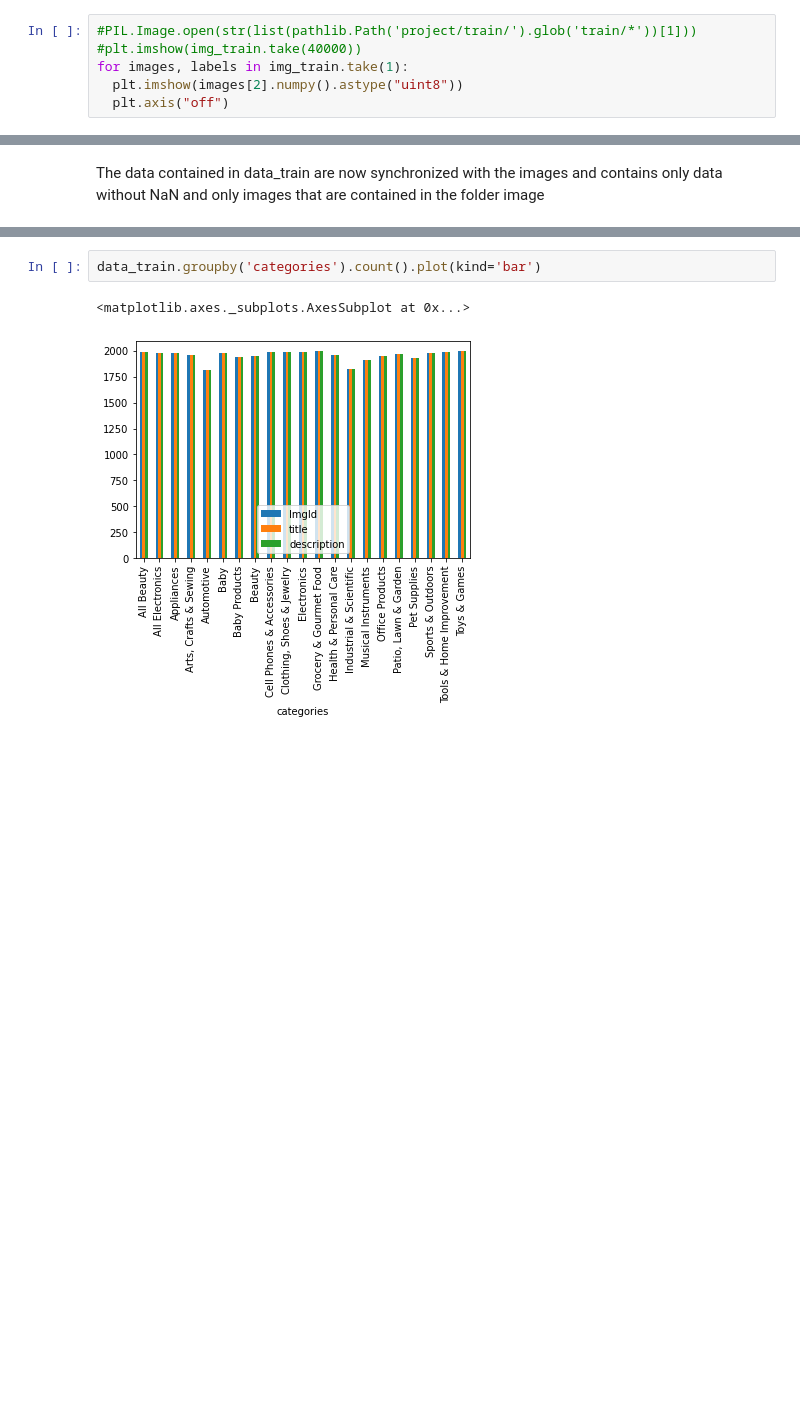
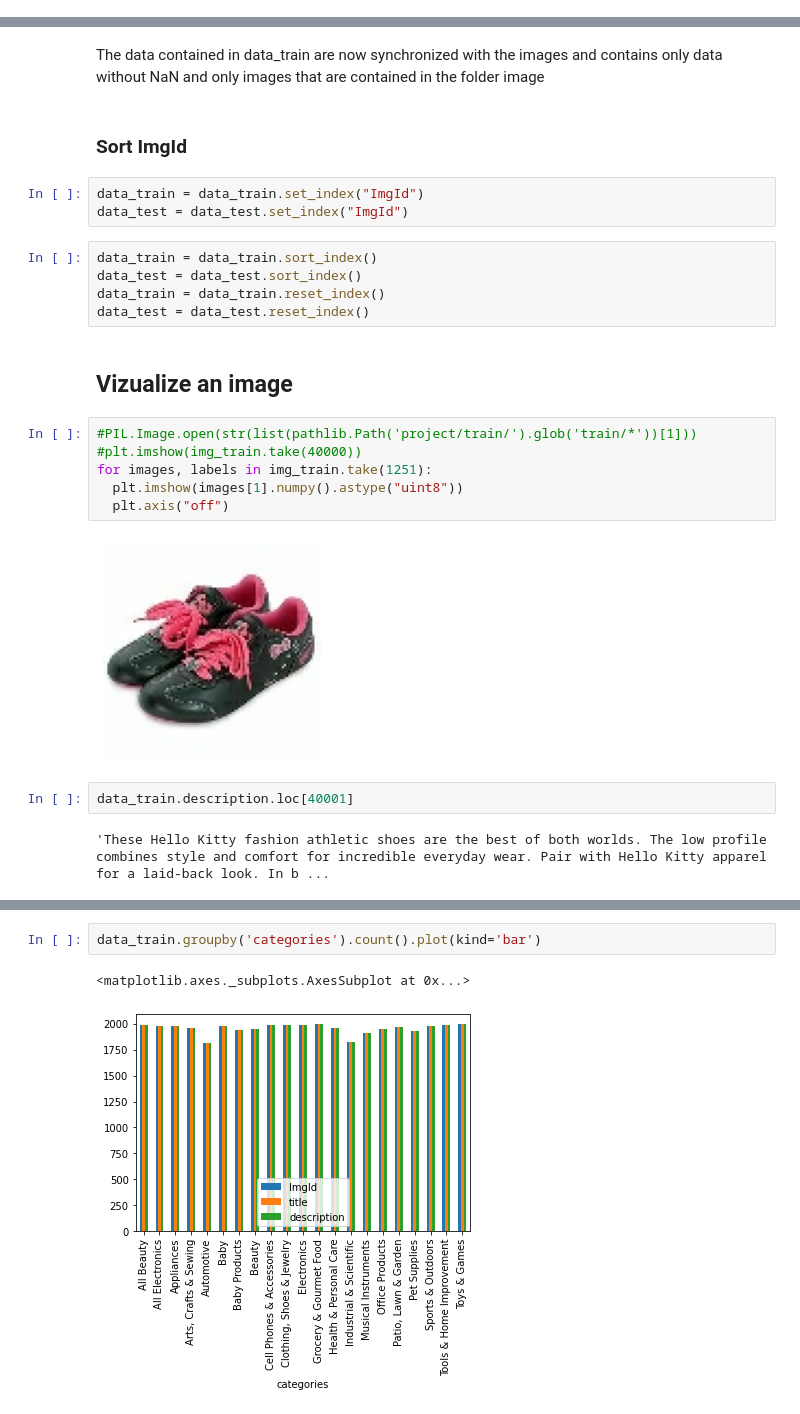
Before and after one commit to Elsasser67/DataScience21, a Jupyter notebook: Projekt/Kaggle_Projekt_Schnell_Theo.ipynb, the cells around one changed output, grey strips where cells are left out. Drawn from its saved outputs; the diff is of its cells as text; blank space fills up the shorter version.

```diff
--- a/Projekt/Kaggle_Projekt_Schnell_Theo.ipynb
+++ b/Projekt/Kaggle_Projekt_Schnell_Theo.ipynb
@@ -246,9 +276,3 @@ Found 42000 files belonging to 1 classes.
 #   else:
 #     data_test = data_test.drop([data_test.index[i]])
 #     data_test = data_test.reset_index(drop=True)
-# %%
-#PIL.Image.open(str(list(pathlib.Path('project/train/').glob('train/*'))[1]))
-#plt.imshow(img_train.take(40000))
-for images, labels in img_train.take(1):
-  plt.imshow(images[2].numpy().astype("uint8"))
-  plt.axis("off")
@@ -261,2 +279,26 @@ data_train.description.loc[3]
 # %% [markdown]
 The data contained in data_train are now synchronized with the images and contains only data without NaN and only images that are contained in the folder image
+# %% [markdown]
+### Sort ImgId
+# %%
+data_train = data_train.set_index("ImgId")
+data_test = data_test.set_index("ImgId")
+# %%
+data_train = data_train.sort_index()
+data_test = data_test.sort_index()
+data_train = data_train.reset_index()
+data_test = data_test.reset_index()
+# %% [markdown]
+## Vizualize an image
+# %%
+#PIL.Image.open(str(list(pathlib.Path('project/train/').glob('train/*'))[1]))
+#plt.imshow(img_train.take(40000))
+for images, labels in img_train.take(1251):
+  plt.imshow(images[1].numpy().astype("uint8"))
+  plt.axis("off")
+# %% [output]
+[figure, added]
+# %%
+data_train.description.loc[40001]
+# %% [output]
+'These Hello Kitty fashion athletic shoes are the best of both worlds. The low profile combines style and comfort for incredible everyday wear. Pair with Hello Kitty apparel for a laid-back look. In b ...
```
Also changed, not shown: parts of 16 cells of this notebook.
